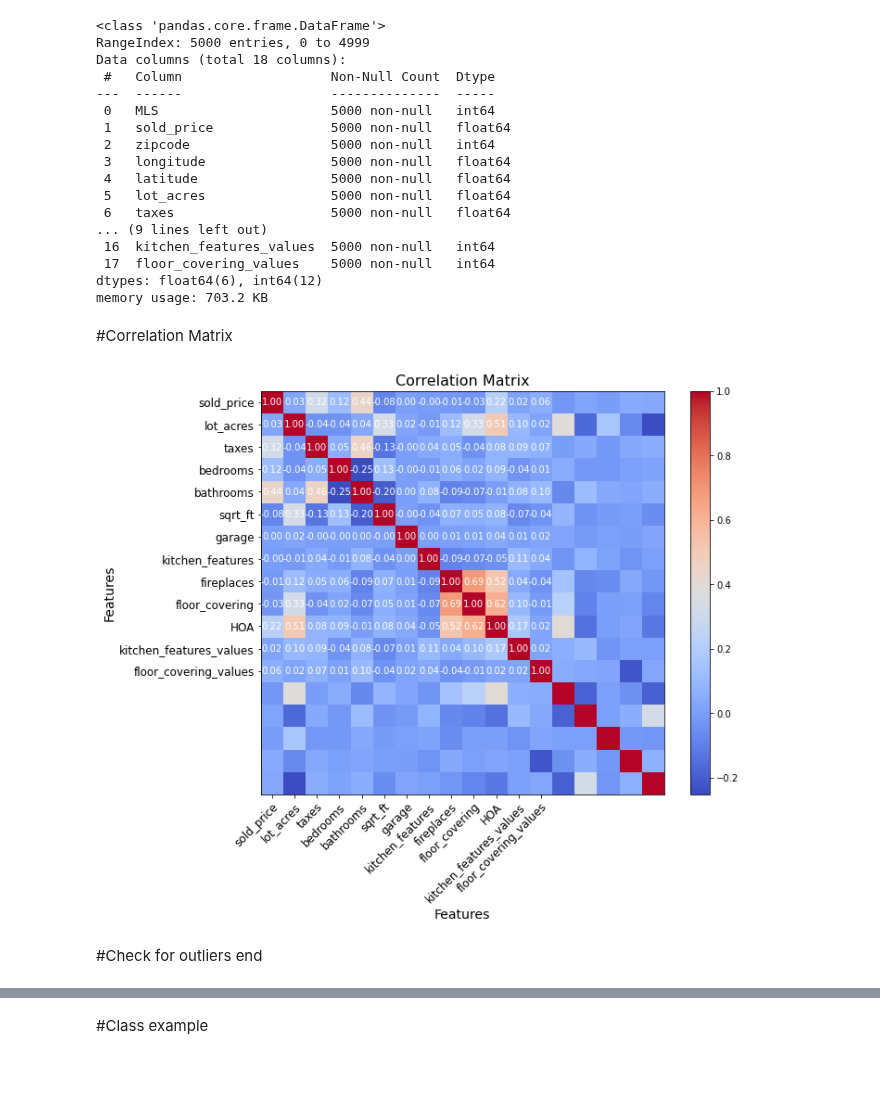
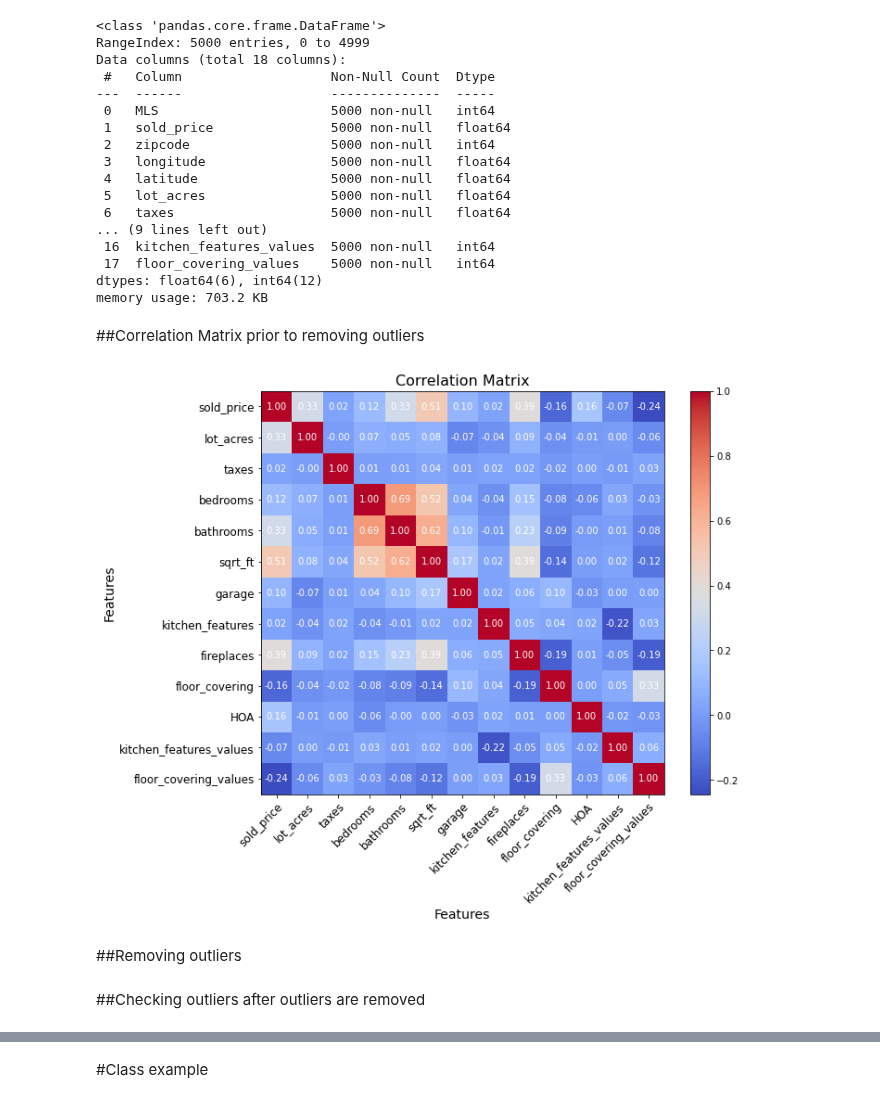
Before and after one commit to DevcoreGJ/HouseLinReg-Price-Renovations, a Jupyter notebook: HouseLinReg_Price_Renovations.ipynb, the cells around one changed output, grey strips where cells are left out. Cells and saved outputs as stored; diff of their text form; code cells hidden in the pictures; blank space fills up the shorter version.

```diff
--- a/HouseLinReg_Price_Renovations.ipynb
+++ b/HouseLinReg_Price_Renovations.ipynb
@@ -624,40 +679,12 @@ Data columns (total 18 columns):
 dtypes: float64(6), int64(12)
 memory usage: 703.2 KB
 # %% [markdown]
-#Correlation Matrix
+##Correlation Matrix prior to removing outliers
-# %%
-# Calculate the correlation matrix
-correlation_matrix = data.corr()
-
-fig, ax = plt.subplots(figsize=(10, 8))
-im = ax.imshow(correlation_matrix, cmap='coolwarm')
-
-# Display the colorbar
-cbar = ax.figure.colorbar(im, ax=ax)
-
-# Set the tick labels and axis labels
-ax.set_xticks(np.arange(len(columns_to_check)))
-ax.set_yticks(np.arange(len(columns_to_check)))
-ax.set_xticklabels(columns_to_check, fontsize=12)
-ax.set_yticklabels(columns_to_check, fontsize=12)
-ax.set_xlabel('Features', fontsize=14)
-ax.set_ylabel('Features', fontsize=14)
-
-# Rotate the tick labels and set their alignment
-plt.setp(ax.get_xticklabels(), rotation=45, ha="right",
-         rotation_mode="anchor")
-
-# Display the correlation values in the heatmap
-for i in range(len(columns_to_check)):
-    for j in range(len(columns_to_check)):
-      text = ax.text(j, i, f'{correlation_matrix.iloc[i, j]:.2f}', ha="center", va="center", color="w", fontsize=10)
-
-# Set the title of the plot
-ax.set_title("Correlation Matrix", fontsize=16)
-
-# Show the plot
-plt.show()
-# %% [output]
-[figure, removed]
+# %%
+data_processor = DataPreprocessor(data)
+# %%
+data_processor.display_correlation_matrix(columns_to_check)
+# %% [output]
+[figure, added]
 # %% [markdown]
-#Check for outliers end
+##Removing outliers
@@ -663,0 +693,2 @@ plt.show()
+# %% [markdown]
+##Checking outliers after outliers are removed
```
Also changed, not shown: parts of 10 cells of this notebook.
